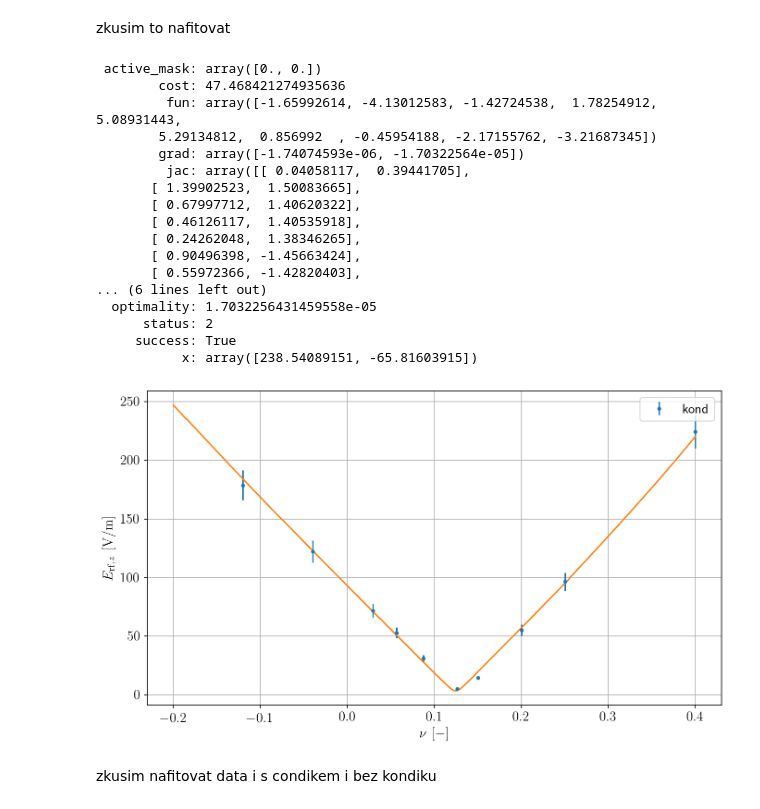
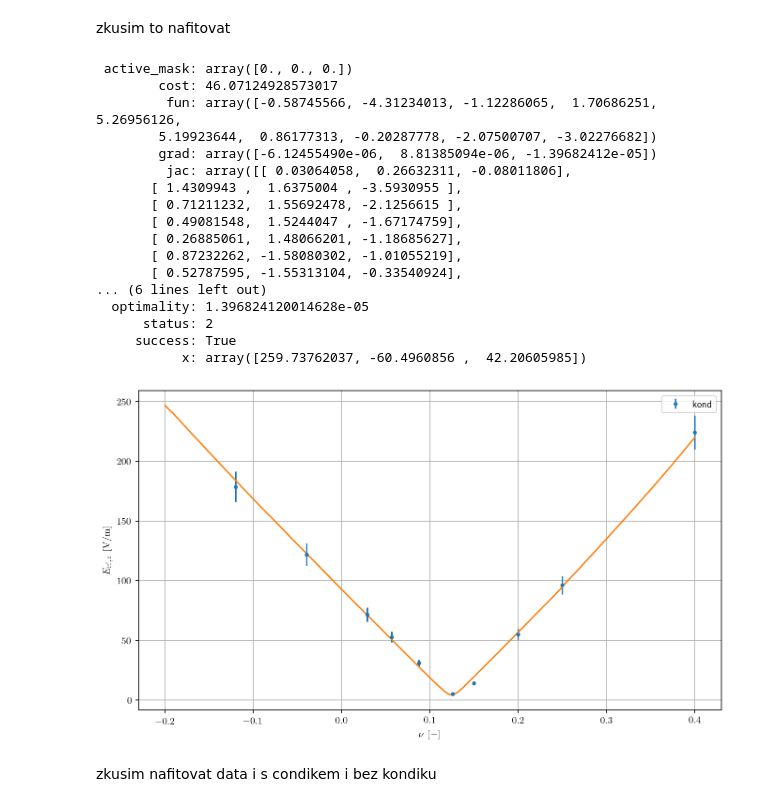
Before and after one commit to dvadlejch/Julia_vypocty_diplomka, a Jupyter notebook: micromotion_measurements/axial_EMM_model_vs_experiment.ipynb, the cells around one changed output. Drawn from its saved outputs; the diff is of its cells as text; code cells hidden in the pictures.

```diff
--- a/micromotion_measurements/axial_EMM_model_vs_experiment.ipynb
+++ b/micromotion_measurements/axial_EMM_model_vs_experiment.ipynb
@@ -818,8 +821,10 @@ def fit_resid_E_amp(x, nu_data, E_amp_data):
     # x = [Vrf_asym, delta_x_ax_sum ]
 
     # fixni parametry
-    Vrf_5 = 31.5
-    Vrf_6 = 31.5
+#     Vrf_5 = 31.5
+#     Vrf_6 = 31.5
+    Vrf_5 = x[2]
+    Vrf_6 = x[2]
 
     Vrf = [x[0], x[0], Vrf_5, Vrf_6]
 
@@ -832,66 +837,86 @@ def fit_resid_E_amp(x, nu_data, E_amp_data):
 
 
     return( E_rf_asym_amp_nu(Vrf, phi, delta_z_ax,nu_data,(E_field_rad_jedna , E_field_ax_5, E_field_ax_6) ) - E_amp_data )
+
+# def fit_resid_E_amp(x, nu_data, E_amp_data):
+#     # x = [Vrf_asym, delta_x_ax_sum ]
+
+#     # fixni parametry
+#     Vrf_5 = 31.5 * x[2]
+#     Vrf_6 = 31.5 * x[2]
+
+#     Vrf = [x[0], x[0], Vrf_5, Vrf_6]
+
+#     phi_2 = 0
+#     phi_56 = 0.1
+
+#     phi = np.array( [0, phi_2, phi_56] )
+
+#     delta_z_ax = [x[1], x[1]]
+
+
+#     return( E_rf_asym_amp_nu(Vrf, phi, delta_z_ax,nu_data,(E_field_rad_jedna , E_field_ax_5, E_field_ax_6) ) - E_amp_data )
 # %%
 from scipy.optimize import least_squares
 
-x0 = np.array( [250.0,-100] )
+x0 = np.array( [300, -10, 0.9] )
 fit = least_squares(fit_resid_E_amp,x0, args=(nu_cond, E_rf_cond) , ftol=1e-10, xtol=1e-10)
 fit
 # %% [output]
- active_mask: array([0., 0.])
-        cost: 47.468421274935636
-         fun: array([-1.65992614, -4.13012583, -1.42724538,  1.78254912,  5.08931443,
-        5.29134812,  0.856992  , -0.45954188, -2.17155762, -3.21687345])
-        grad: array([-1.74074593e-06, -1.70322564e-05])
-         jac: array([[ 0.04058117,  0.39441705],
-       [ 1.39902523,  1.50083665],
-       [ 0.67997712,  1.40620322],
-       [ 0.46126117,  1.40535918],
-       [ 0.24262048,  1.38346265],
-       [ 0.90496398, -1.45663424],
-       [ 0.55972366, -1.42820403],
+ active_mask: array([0., 0., 0.])
+        cost: 46.07124928573017
+         fun: array([-0.58745566, -4.31234013, -1.12286065,  1.70686251,  5.26956126,
+        5.19923644,  0.86177313, -0.20287778, -2.07500707, -3.02276682])
+        grad: array([-6.12455490e-06,  8.81385094e-06, -1.39682412e-05])
+         jac: array([[ 0.03064058,  0.26632311, -0.08011806],
+       [ 1.4309943 ,  1.6375004 , -3.5930955 ],
+       [ 0.71211232,  1.55692478, -2.1256615 ],
+       [ 0.49081548,  1.5244047 , -1.67174759],
+       [ 0.26885061,  1.48066201, -1.18685627],
+       [ 0.87232262, -1.58080302, -1.01055219],
+       [ 0.52787595, -1.55313104, -0.33540924],
 ... (6 lines left out)
-  optimality: 1.7032256431459558e-05
+  optimality: 1.396824120014628e-05
       status: 2
      success: True
-           x: array([238.54089151, -65.81603915])
+           x: array([259.73762037, -60.4960856 ,  42.20605985])
 # %%
 # napeti a faze na elektrodach pasti
 Vrf_1 = fit.x[0]
 Vrf_3 = fit.x[0]
-Vrf_5 = 31.5
-Vrf_6 = 31.5
+Vrf_5 = fit.x[2]
+Vrf_6 = fit.x[2]
 Vrf = np.array( [Vrf_1, Vrf_3, Vrf_5, Vrf_6] )
 
 phi_2 = 0
 phi_56 = 0.1
 
 phi = np.array( [0, phi_2, phi_56] )
 
 delta_z_ax = [fit.x[1]/2, fit.x[1]/2]
+# delta_z_ax = [fit.x[1], fit.x[1]]
 
 nu_range = np.linspace(-0.2, 0.4, 1000)
 E_rf_amp = E_rf_asym_amp_nu(Vrf, phi, delta_z_ax,nu_range,(E_field_rad_jedna , E_field_ax_5, E_field_ax_6) )
 
 
 my_dpi = 150
 siz = 100
 sizex = 16*siz
 sizey = 9*siz
 
 plt.figure(figsize=(sizex/my_dpi, sizey/my_dpi), dpi=my_dpi)
 plt.errorbar(nu_cond, E_rf_cond, yerr=E_rf_cond_sigma, fmt='.', label=r'kond')
 # plt.errorbar(nu_bezcond, E_rf, yerr=E_rf_sigma,  fmt='o', label=r'bez kond')
 plt.plot(nu_range, E_rf_amp)
 
 plt.xlabel(r"$ \nu \, \, \rm [-]$")
 plt.ylabel(r"$ E_{\rm rf, \it z} \, \, \rm [V/m]$")
 
 plt.legend()
 plt.grid()
 # %% [output]
-[figure, old version]
+[figure, new version]
 # %% [markdown]
 zkusim nafitovat data i s condikem i bez kondiku
 # %% [markdown]
```
Also changed, not shown: parts of 25 cells of this notebook, 18 other files.
